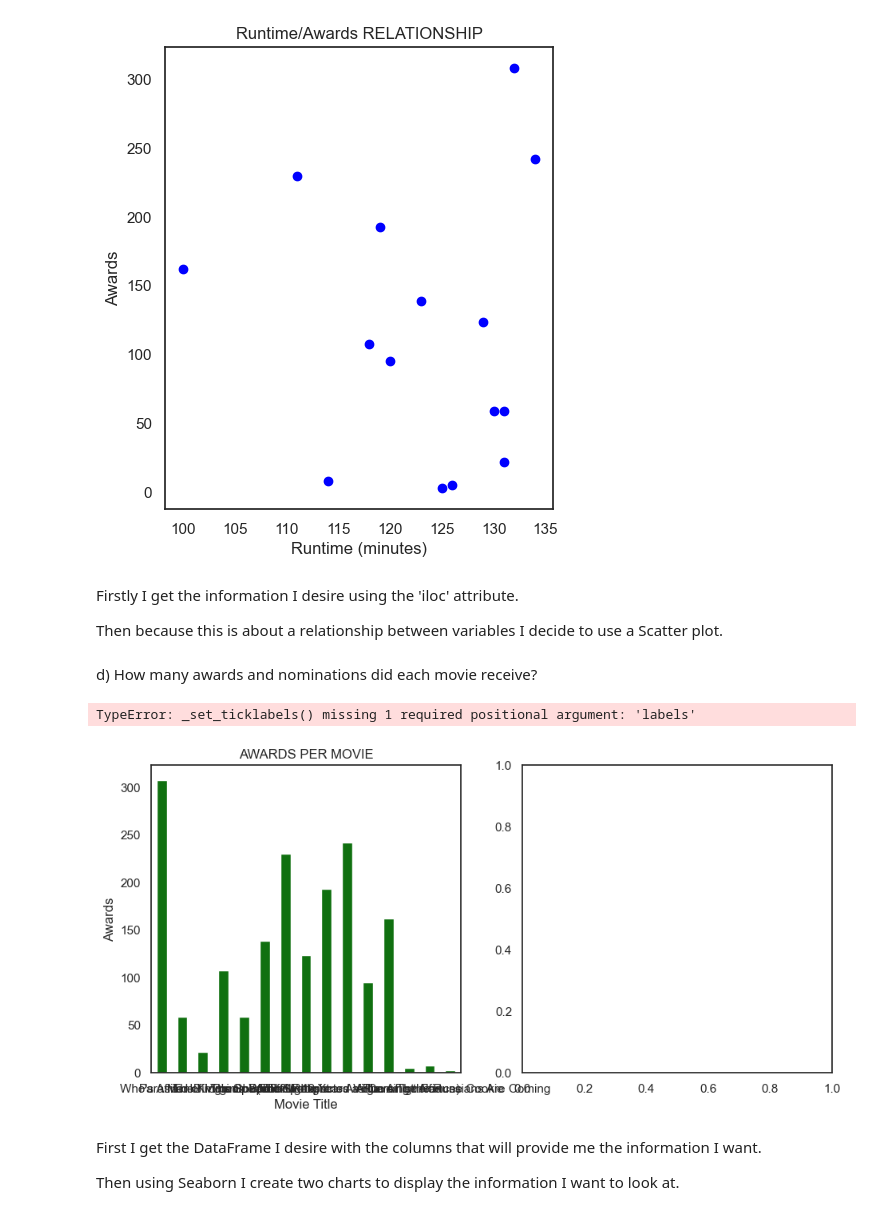
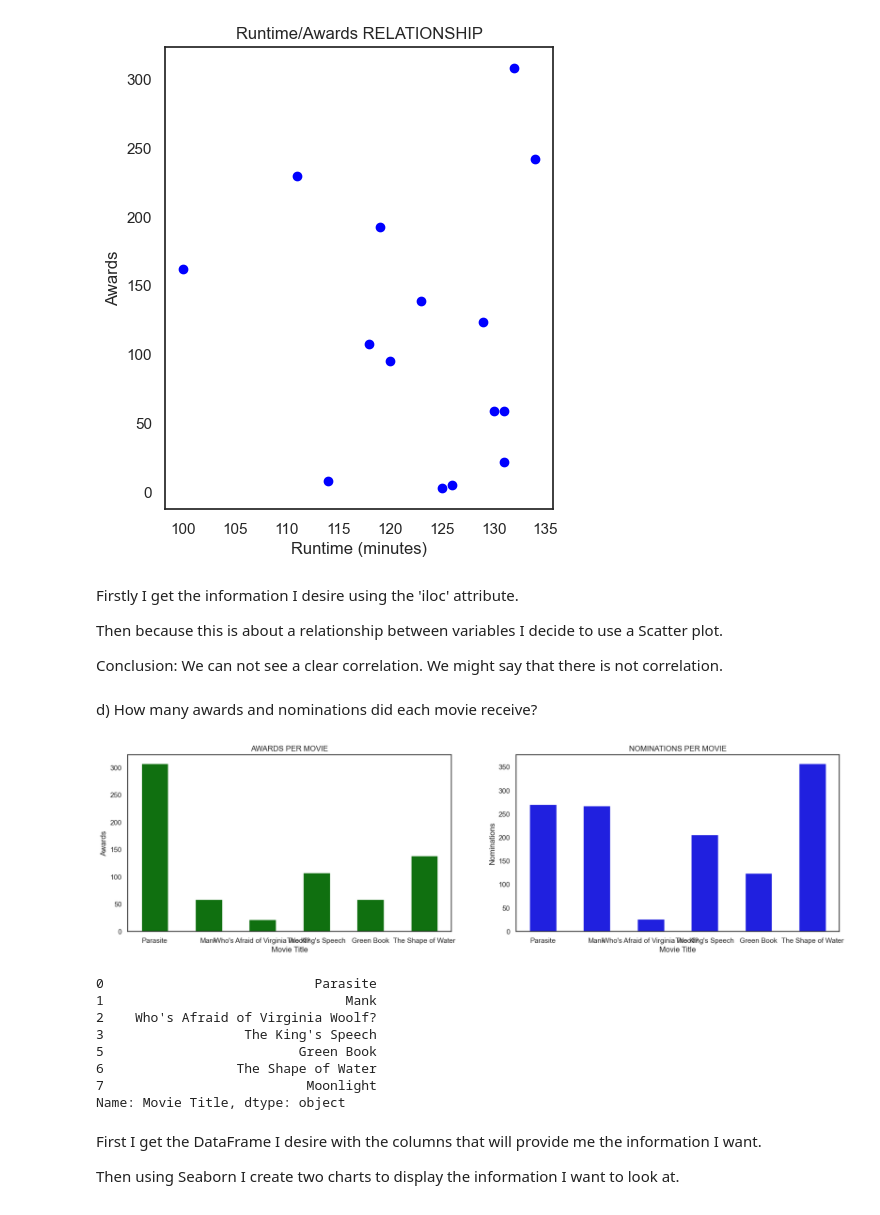
Before and after one commit to 3Grey6Jedi9/Data-Analysis-Project-08, a Jupyter notebook: movie_analysis.ipynb, the cells around one changed output. Cells and saved outputs as stored; diff of their text form; code cells hidden in the pictures.

```diff
--- a/movie_analysis.ipynb
+++ b/movie_analysis.ipynb
@@ -115,35 +132,45 @@ plt.show()
 Firstly I get the information I desire using the 'iloc' attribute.
 
 Then because this is about a relationship between variables I decide to use a Scatter plot.
+
+Conclusion: We can not see a clear correlation. We might say that there is not correlation.
 # %% [markdown]
 d) How many awards and nominations did each movie receive?
 # %%
 awards_nominations = movie_unique.iloc[:,[0,6,7]]
 
-x = np.array(awards_nominations['Movie Title'])
-y1 = np.array(awards_nominations['Award Wins'])
-y2 = np.array(awards_nominations['Award Nominations'])
+x1 = np.array(awards_nominations['Movie Title'].head(6))
+y1 = np.array(awards_nominations['Award Wins'].head(6))
+y2 = np.array(awards_nominations['Award Nominations'].head(6))
 
 
-fig, (ax1, ax2) = plt.subplots(nrows=1, ncols=2, figsize=(11,5))
+fig, (ax1, ax2) = plt.subplots(nrows=1, ncols=2, figsize=(20,5))
 
-sns.barplot(x=x, y=y1, color ='green', ax=ax1, width=0.5)
+sns.barplot(x=x1, y=y1, color ='green', ax=ax1, width=0.5)
 ax1.set_xlabel("Movie Title")
 ax1.set_ylabel("Awards")
 ax1.set_title("AWARDS PER MOVIE")
-ax1.set_xticks()
 
-sns.barplot(x=x, y=y2, color='blue', ax=ax2, width=0.5)
+
+sns.barplot(x=x1, y=y2, color='blue', ax=ax2, width=0.5)
 ax2.set_xlabel("Movie Title")
 ax2.set_ylabel("Nominations")
 ax2.set_title("NOMINATIONS PER MOVIE")
-ax2.set_xticklabels(rotation=45)
 
-#plt.xticks(rotation=90)
 plt.show()
 # %% [output]
-TypeError: _set_ticklabels() missing 1 required positional argument: 'labels'
-[figure, old version]
+[figure, new version]
+# %%
+awards_nominations['Movie Title']
+# %% [output]
+0                           Parasite
+1                               Mank
+2    Who's Afraid of Virginia Woolf?
+3                  The King's Speech
+5                         Green Book
+6                 The Shape of Water
+7                          Moonlight
+Name: Movie Title, dtype: object
 # %% [markdown]
 First I get the DataFrame I desire with the columns that will provide me the information I want.
 
```
Also changed, not shown: parts of 1 cell of this notebook.
